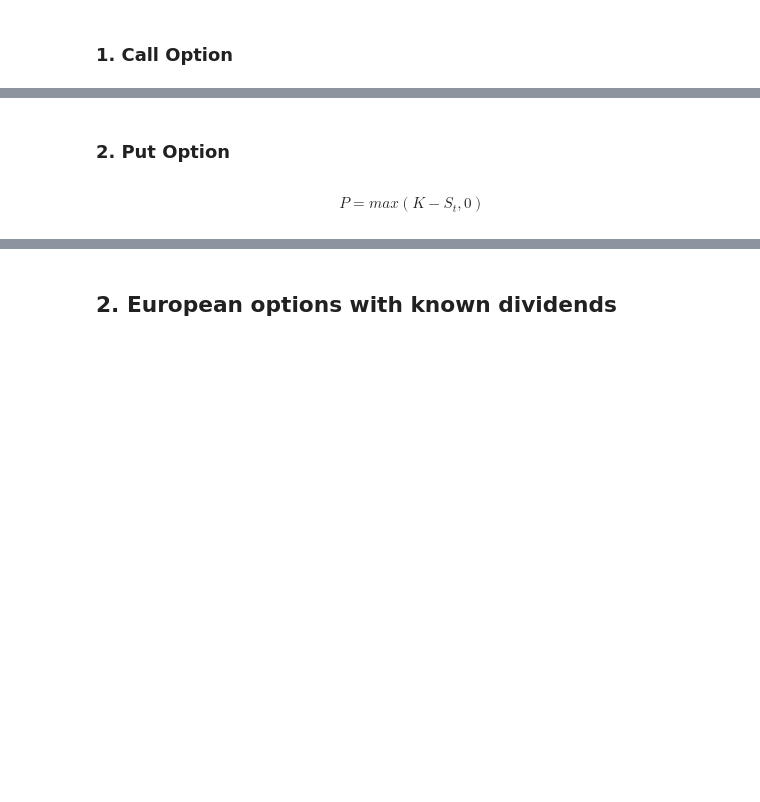
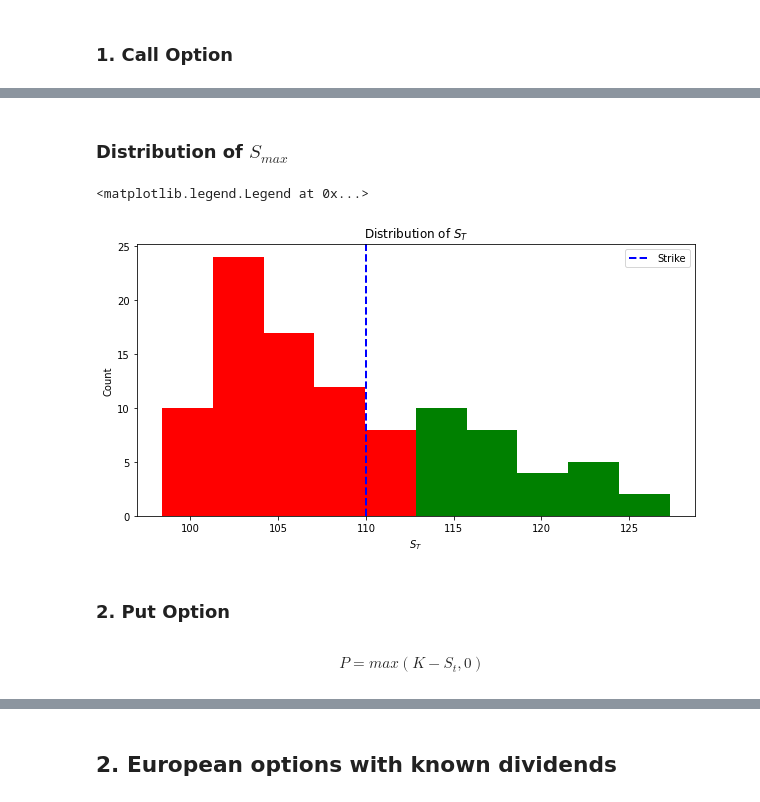
Before and after one commit to narayan47/Finance, a Jupyter notebook: BSM.ipynb, the cells around one changed output, grey strips where cells are left out. Saved outputs shown, nothing was run; the diff lists cells and outputs as text; code cells hidden in the pictures; blank space fills up the shorter version.

```diff
--- a/BSM.ipynb
+++ b/BSM.ipynb
@@ -120,7 +142,26 @@ NameError: name 'X' is not defined
+# %% [markdown]
+### Distribution of $S_{max}$
+# %%
+plt.figure(figsize=(10,5))
+max_=np.max(sim_call_array,axis=0)
+n, bins, patches = plt.hist(max_,bins=10);
+for c, p in zip(bins, patches):
+    if c > K:
+        plt.setp(p, 'facecolor', 'green')
+    else:
+        plt.setp(p, 'facecolor', 'red')
+plt.axvline(K, color='blue', linestyle='dashed', linewidth=2,label="Strike")
+plt.title("Distribution of $S_{T}$")
+plt.xlabel("$S_{T}$")
+plt.ylabel('Count')
+plt.legend()
+# %% [output]
+<matplotlib.legend.Legend at 0x...>
+[figure, added]
 # %% [markdown]
 ### 2. Put Option
-# %% [markdown]
-$$P = max(K-S_t, 0)$$
+# %% [markdown]
+$$P = max(K-S_t, 0)$$
 # %%
 S = 110 # stock price
 K = 100 # strike price
```
Also changed, not shown: parts of 28 cells of this notebook.
